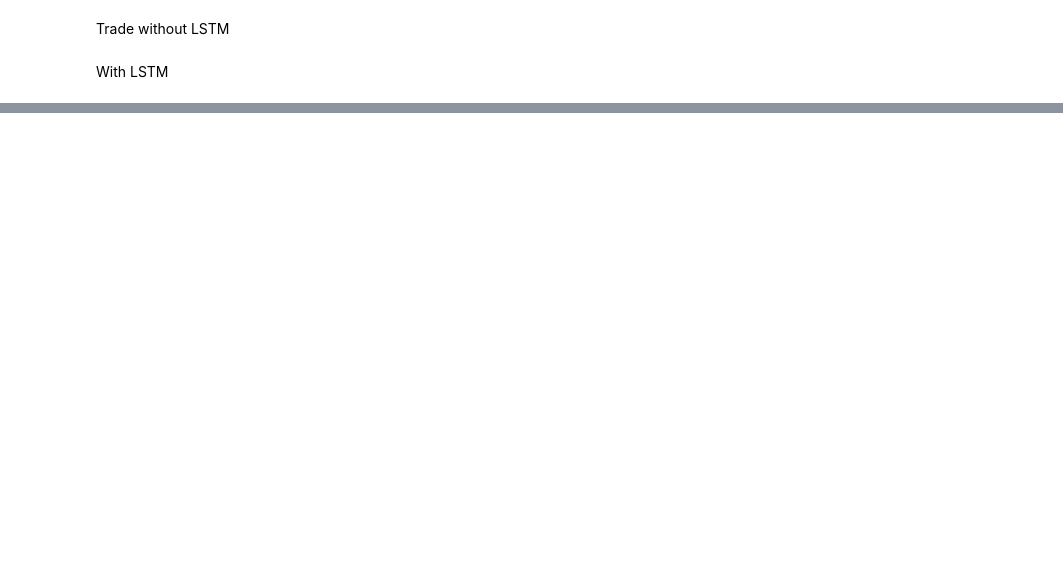
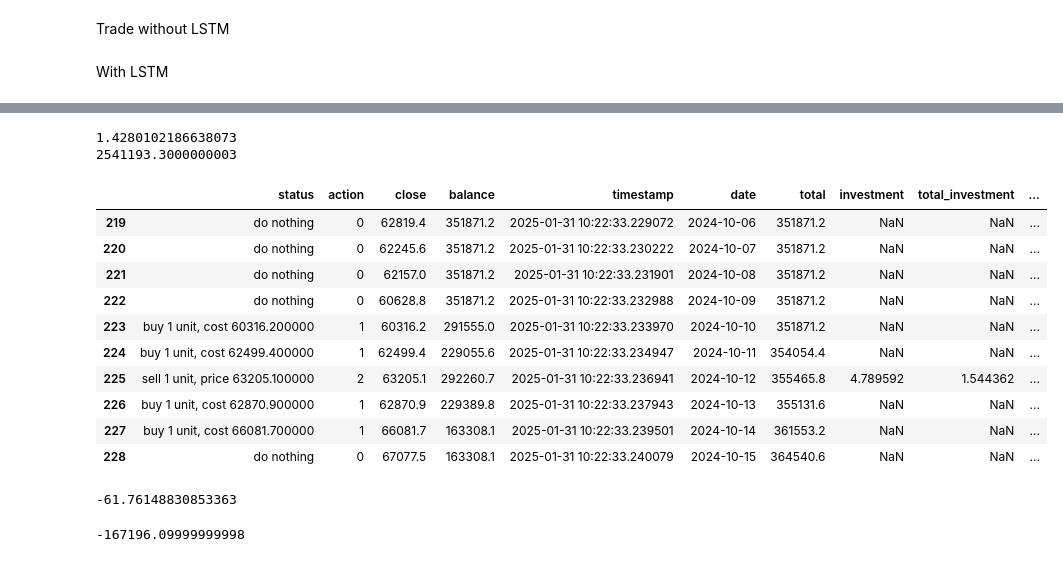
Before and after one commit to TTrungU/RLServer, a Jupyter notebook: TradingDaily.ipynb, the cells around one changed output, grey strips where cells are left out. Cells and saved outputs as stored; diff of their text form; code cells hidden in the pictures; blank space fills up the shorter version.

```diff
--- a/TradingDaily.ipynb
+++ b/TradingDaily.ipynb
@@ -129,0 +172,42 @@ KeyError: 'date'
+# %%
+action_map = {1: 'Buy', 2: 'Sell', 0: 'Hold'}
+
+# Initialize variables to track total buy price and total gain
+total_buy_price = 0
+total_gain = 0
+
+# Print date, action, price, and calculate cumulative investment return
+for _, row in result.iterrows():
+    action_label = action_map.get(row['action'], 'No Action')
+    price = row['close']
+
+    if row['action'] == 1:
+        total_buy_price += price
+
+print(result['gain'].sum()/total_buy_price*100)
+print(total_buy_price)
+# %% [output]
+1.4280102186638073
+2541193.3000000003
+# %%
+result.tail(10)
+# %% [output]
+|  | status | action | close | balance | timestamp | date | total | investment | total_investment | ... |
+| 219 | do nothing | 0 | 62819.4 | 351871.2 | 2025-01-31 10:22:33.229072 | 2024-10-06 | 351871.2 | NaN | NaN | ... |
+| 220 | do nothing | 0 | 62245.6 | 351871.2 | 2025-01-31 10:22:33.230222 | 2024-10-07 | 351871.2 | NaN | NaN | ... |
+| 221 | do nothing | 0 | 62157.0 | 351871.2 | 2025-01-31 10:22:33.231901 | 2024-10-08 | 351871.2 | NaN | NaN | ... |
+| 222 | do nothing | 0 | 60628.8 | 351871.2 | 2025-01-31 10:22:33.232988 | 2024-10-09 | 351871.2 | NaN | NaN | ... |
+| 223 | buy 1 unit, cost 60316.200000 | 1 | 60316.2 | 291555.0 | 2025-01-31 10:22:33.233970 | 2024-10-10 | 351871.2 | NaN | NaN | ... |
+| 224 | buy 1 unit, cost 62499.400000 | 1 | 62499.4 | 229055.6 | 2025-01-31 10:22:33.234947 | 2024-10-11 | 354054.4 | NaN | NaN | ... |
+| 225 | sell 1 unit, price 63205.100000 | 2 | 63205.1 | 292260.7 | 2025-01-31 10:22:33.236941 | 2024-10-12 | 355465.8 | 4.789592 | 1.544362 | ... |
+| 226 | buy 1 unit, cost 62870.900000 | 1 | 62870.9 | 229389.8 | 2025-01-31 10:22:33.237943 | 2024-10-13 | 355131.6 | NaN | NaN | ... |
+| 227 | buy 1 unit, cost 66081.700000 | 1 | 66081.7 | 163308.1 | 2025-01-31 10:22:33.239501 | 2024-10-14 | 361553.2 | NaN | NaN | ... |
+| 228 | do nothing | 0 | 67077.5 | 163308.1 | 2025-01-31 10:22:33.240079 | 2024-10-15 | 364540.6 | NaN | NaN | ... |
+# %%
+(121778.8-initial_money)/initial_money * 100
+# %% [output]
+-61.76148830853363
+# %%
+151275.5-initial_money
+# %% [output]
+-167196.09999999998
```
Also changed, not shown: parts of 5 cells of this notebook, 1 other file.
